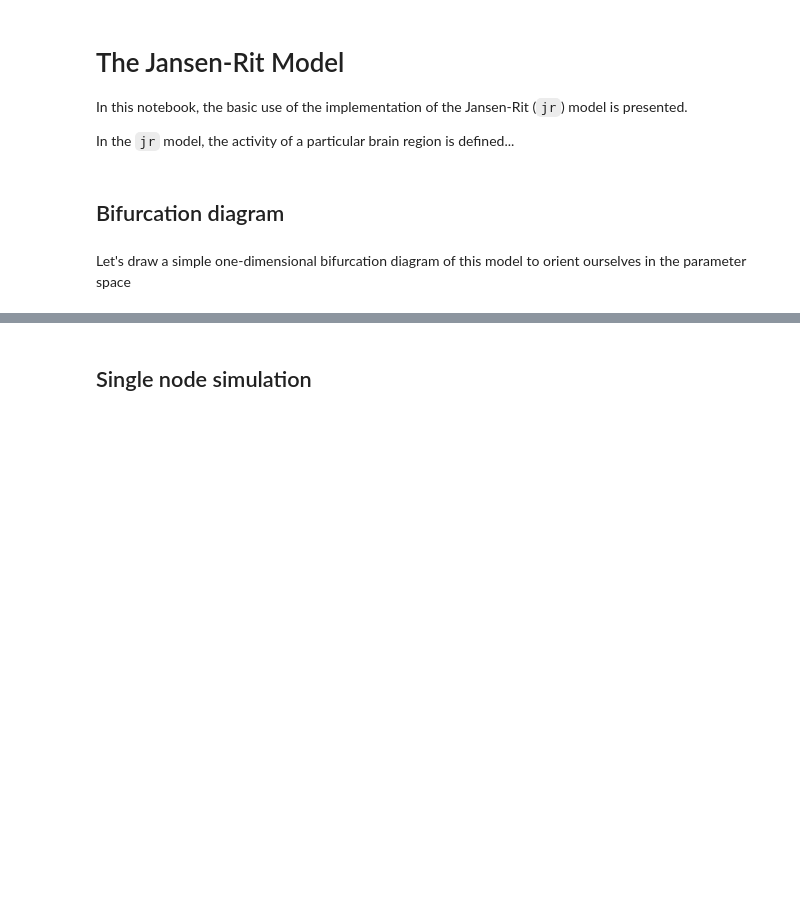
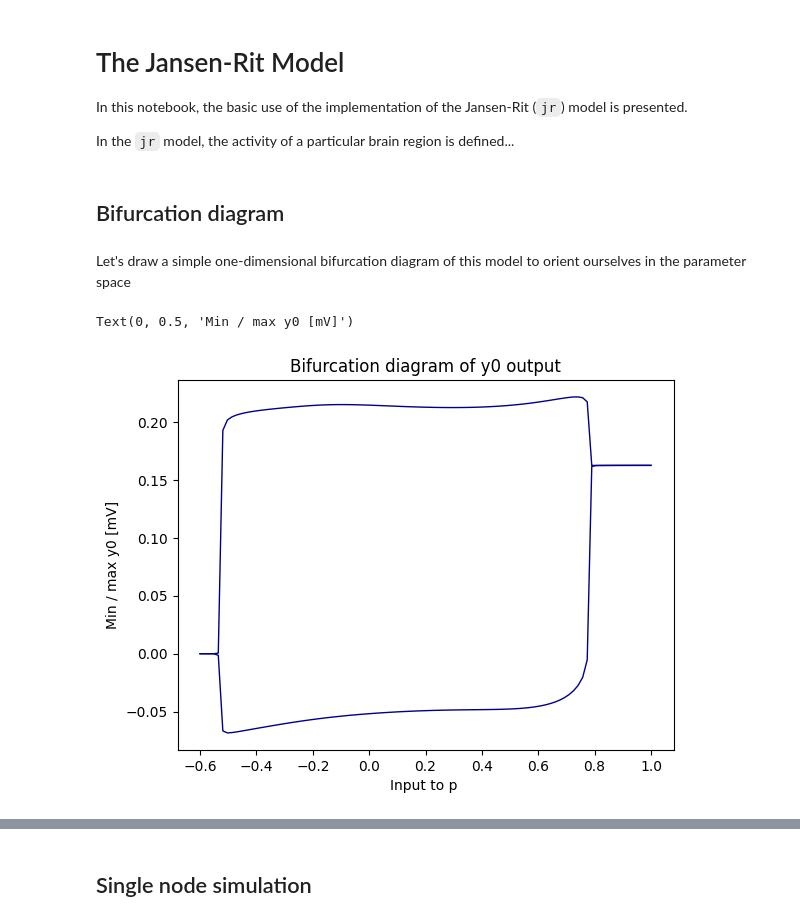
Before and after one commit to guhanou/neurolib, a Jupyter notebook: examples/example-0.9-jr.ipynb, the cells around one changed output, grey strips where cells are left out. Drawn from its saved outputs; the diff is of its cells as text; code cells hidden in the pictures; blank space fills up the shorter version.

Commit message:
modified plots

```diff
--- a/examples/example-0.9-jr.ipynb
+++ b/examples/example-0.9-jr.ipynb
@@ -23,7 +23,7 @@ import neurolib.utils.loadData as ld
 import neurolib.utils.functions as func
 
 # a nice color map
-plt.rcParams['image.cmap'] = 'plasma'
+#plt.rcParams['image.cmap'] = 'plasma'
 # %% [markdown]
 ## Bifurcation diagram
 # %%
@@ -53,9 +53,12 @@ for ext_input in p_inputs:
     max_y2.append(np.max(model.y2[0, -int(1000/model.params['dt']):]))
     min_y2.append(np.min(model.y2[0, -int(1000/model.params['dt']):]))
 # %%
-plt.plot(p_inputs, max_y0, c='k', lw = 2)
-plt.plot(p_inputs, min_y0, c='b', lw = 2)
+plt.plot(p_inputs, max_y0, c='darkblue', lw = 1)
+plt.plot(p_inputs, min_y0, c='darkblue', lw = 1)
 plt.title("Bifurcation diagram of y0 output")
 plt.xlabel("Input to p ")
 plt.ylabel("Min / max y0 [mV]")
+# %% [output]
+Text(0, 0.5, 'Min / max y0 [mV]')
+[figure, added]
 # %%
```
Also changed, not shown: parts of 10 cells of this notebook, 1 other file.
